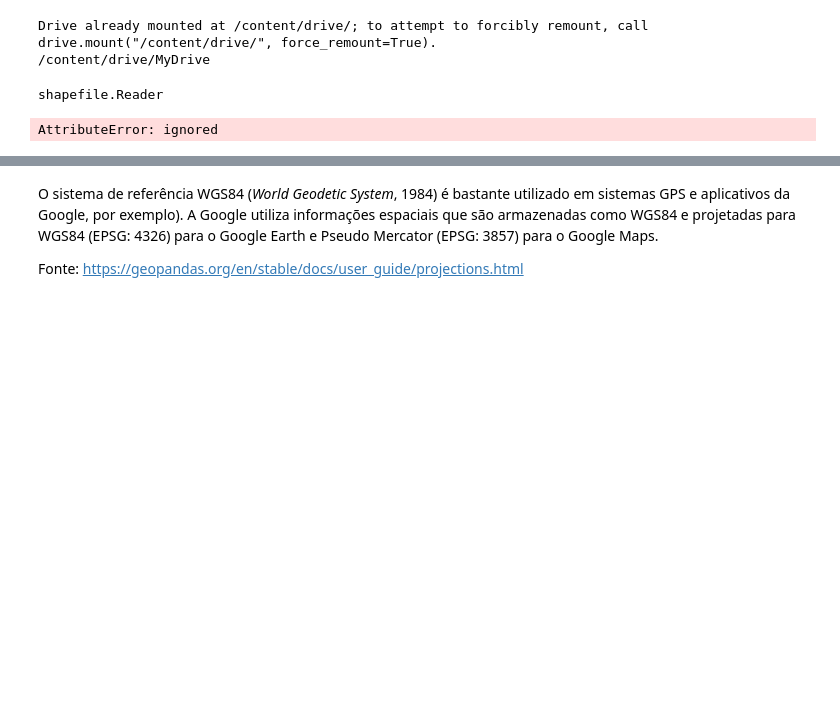
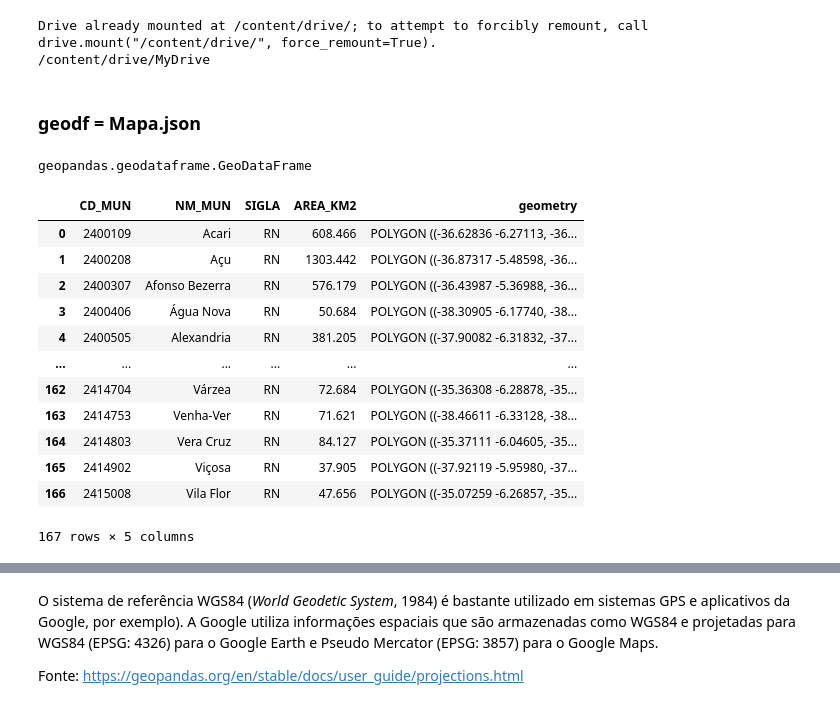
Before and after one commit to Gus-1003/Projetos_Geoestatistica, a Jupyter notebook: Sidra_RN_ProduçõesTemporarias/Sidra_RN_PT.ipynb, the cells around one changed output, grey strips where cells are left out. Drawn from its saved outputs; the diff is of its cells as text; code cells hidden in the pictures; blank space fills up the shorter version.

```diff
--- a/Sidra_RN_ProduçõesTemporarias/Sidra_RN_PT.ipynb
+++ b/Sidra_RN_ProduçõesTemporarias/Sidra_RN_PT.ipynb
@@ -44,11 +64,27 @@ geojson_data = shapefile.Reader(shp="/content/drive/MyDrive/RN_Municipios_2021.s
 # %% [output]
 Drive already mounted at /content/drive/; to attempt to forcibly remount, call drive.mount("/content/drive/", force_remount=True).
 /content/drive/MyDrive
-# %%
-type(geojson_data)
-# %% [output]
-shapefile.Reader
-# %%
-gp.GeoDataFrame.from_features(shp="/content/drive/MyDrive/RN_Municipios_2021.shp")
-# %% [output]
-AttributeError: ignored
+# %% [markdown]
+### geodf = Mapa.json
+# %%
+# ler dados de interesse
+geodf = gp.read_file("/content/drive/MyDrive/sidra/RN-2021/RN_Municipios_2021.shp") # ler shapefile
+type(geodf)
+# %% [output]
+geopandas.geodataframe.GeoDataFrame
+# %%
+geodf
+# %% [output]
+|  | CD_MUN | NM_MUN | SIGLA | AREA_KM2 | geometry |
+| 0 | 2400109 | Acari | RN | 608.466 | POLYGON ((-36.62836 -6.27113, -36... |
+| 1 | 2400208 | Açu | RN | 1303.442 | POLYGON ((-36.87317 -5.48598, -36... |
+| 2 | 2400307 | Afonso Bezerra | RN | 576.179 | POLYGON ((-36.43987 -5.36988, -36... |
+| 3 | 2400406 | Água Nova | RN | 50.684 | POLYGON ((-38.30905 -6.17740, -38... |
+| 4 | 2400505 | Alexandria | RN | 381.205 | POLYGON ((-37.90082 -6.31832, -37... |
+| ... | ... | ... | ... | ... | ... |
+| 162 | 2414704 | Várzea | RN | 72.684 | POLYGON ((-35.36308 -6.28878, -35... |
+| 163 | 2414753 | Venha-Ver | RN | 71.621 | POLYGON ((-38.46611 -6.33128, -38... |
+| 164 | 2414803 | Vera Cruz | RN | 84.127 | POLYGON ((-35.37111 -6.04605, -35... |
+| 165 | 2414902 | Viçosa | RN | 37.905 | POLYGON ((-37.92119 -5.95980, -37... |
+| 166 | 2415008 | Vila Flor | RN | 47.656 | POLYGON ((-35.07259 -6.26857, -35... |
+167 rows × 5 columns
```
Also changed, not shown: parts of 27 cells of this notebook.
